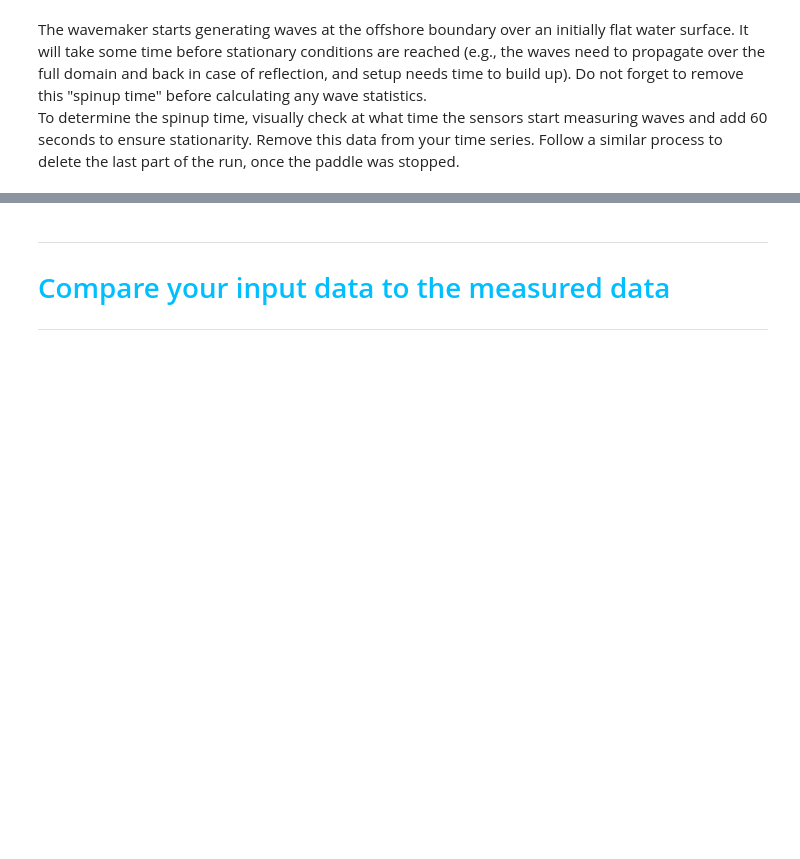
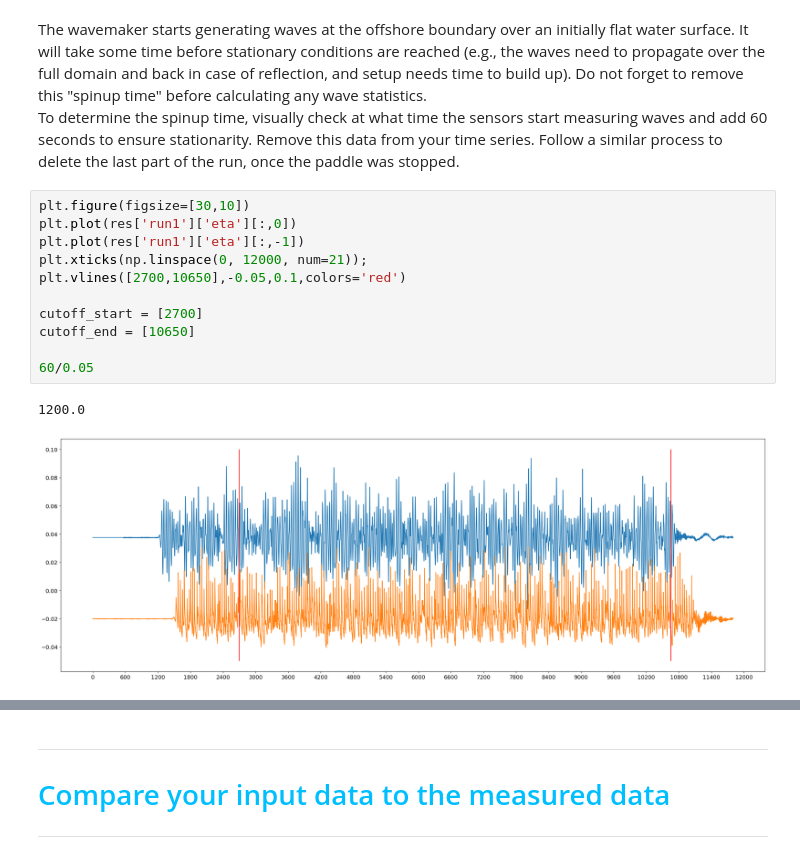
Before and after one commit to Jaapiejooo/WavesQ3, a Jupyter notebook: waveFlumeAnalysis_start.ipynb, the cells around one changed output, grey strips where cells are left out. Drawn from its saved outputs; the diff is of its cells as text; blank space fills up the shorter version.

```diff
--- a/waveFlumeAnalysis_start.ipynb
+++ b/waveFlumeAnalysis_start.ipynb
@@ -152,3 +162,17 @@ If you are working with the velocity timeseries, make sure that the instruments
 The wavemaker starts generating waves at the offshore boundary over an initially flat water surface. It will take some time before stationary conditions are reached (e.g., the waves need to propagate over the full domain and back in case of reflection, and setup needs time to build up). Do not forget to remove this "spinup time" before calculating any wave statistics.
 <br>
 To determine the spinup time, visually check at what time the sensors start measuring waves and add 60 seconds to ensure stationarity. Remove this data from your time series. Follow a similar process to delete the last part of the run, once the paddle was stopped.
+# %%
+plt.figure(figsize=[30,10])
+plt.plot(res['run1']['eta'][:,0])
+plt.plot(res['run1']['eta'][:,-1])
+plt.xticks(np.linspace(0, 12000, num=21));
+plt.vlines([2700,10650],-0.05,0.1,colors='red')
+
+cutoff_start = [2700]
+cutoff_end = [10650]
+
+60/0.05
+# %% [output]
+1200.0
+[figure, added]
```
Also changed, not shown: parts of 10 cells of this notebook.
